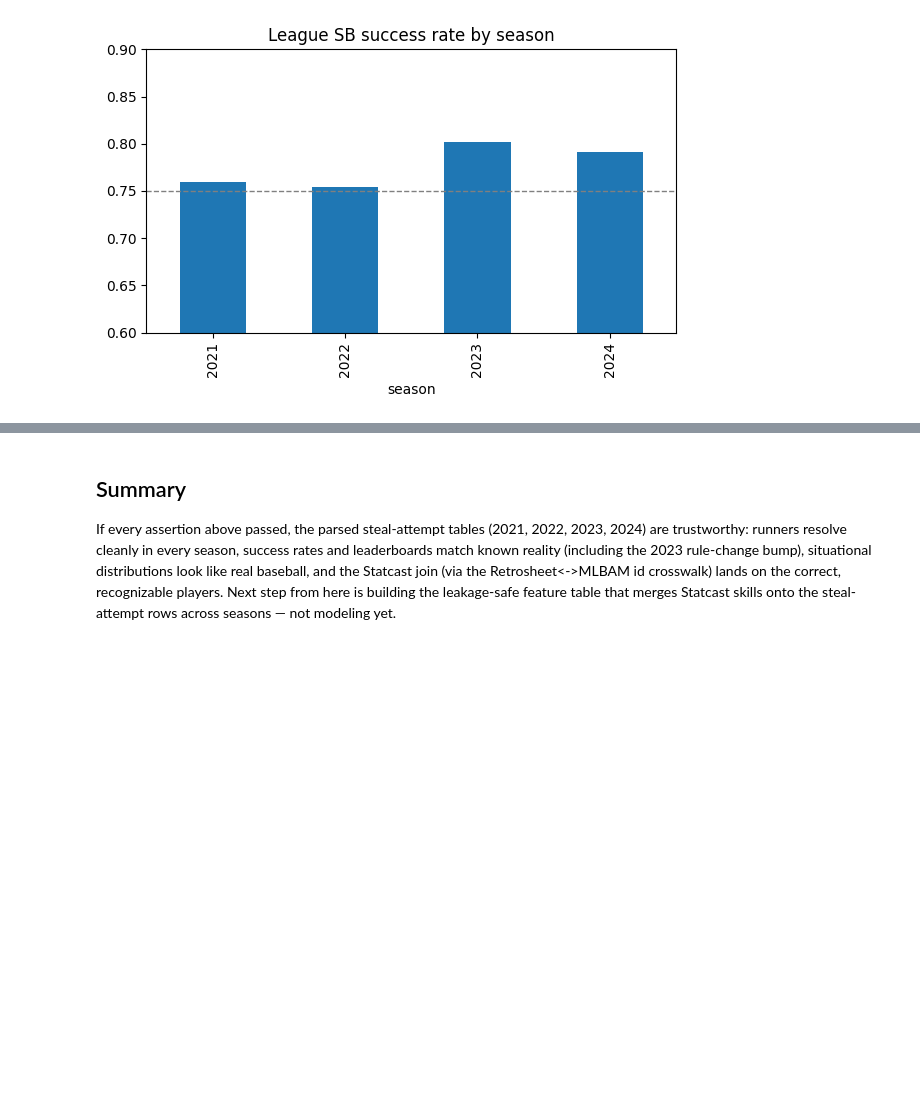
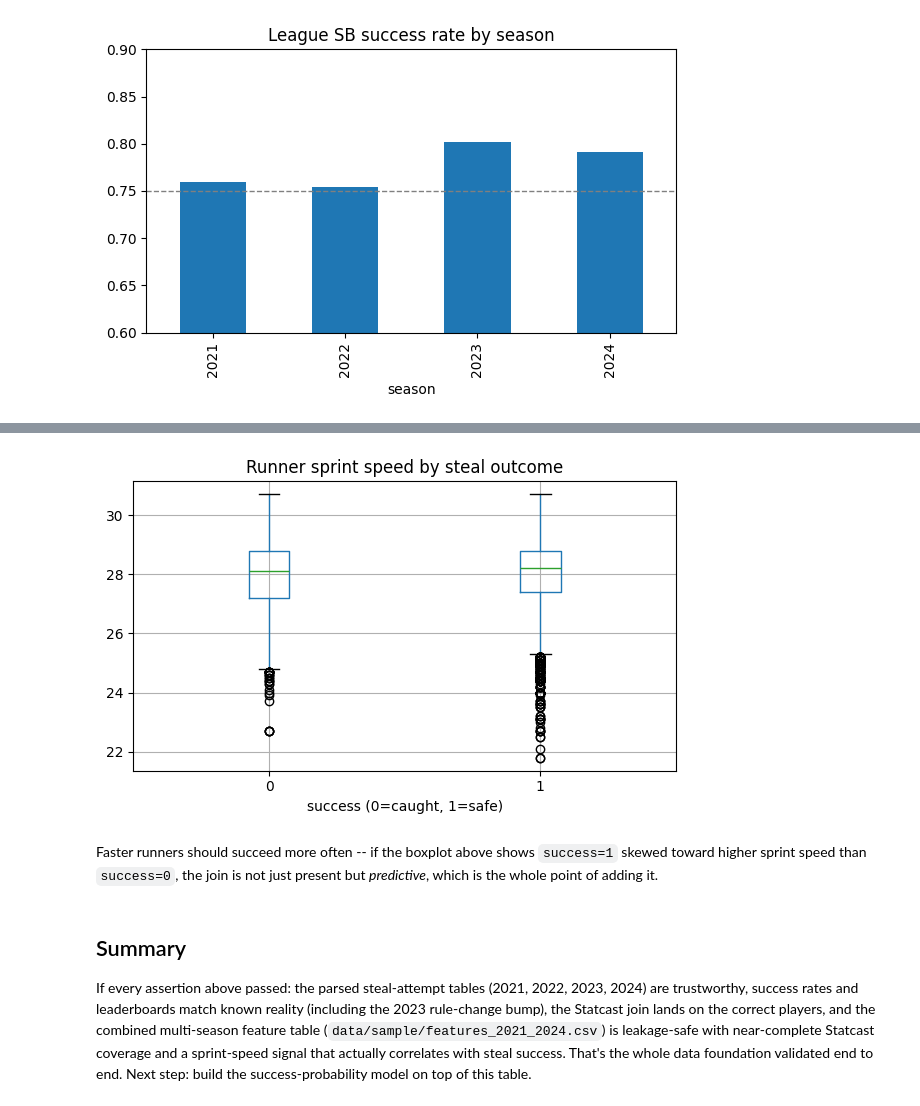
Before and after one commit to ethanhershman/base-steal-model, a Jupyter notebook: notebooks/eda.ipynb, the cells around one changed output, grey strips where cells are left out. Cells and saved outputs as stored; diff of their text form; code cells hidden in the pictures; blank space fills up the shorter version.

```diff
--- a/notebooks/eda.ipynb
+++ b/notebooks/eda.ipynb
@@ -381,0 +392,4 @@ plt.show()
+# %%
+features = pd.read_csv("../data/sample/features_2021_2024.csv")
+print(f"rows: {len(features)}   seasons: {sorted(features['season'].unique())}")
+features.head()
@@ -382,11 +454,26 @@ plt.show()
+# %%
+fig, ax = plt.subplots(figsize=(6, 4))
+features.boxplot(column="runner_sprint_speed", by="success", ax=ax)
+ax.set_title("Runner sprint speed by steal outcome")
+ax.set_xlabel("success (0=caught, 1=safe)")
+plt.suptitle("")
+plt.tight_layout()
+plt.show()
+# %% [output]
+[figure, added]
+# %% [markdown]
+Faster runners should succeed more often -- if the boxplot above shows
+`success=1` skewed toward higher sprint speed than `success=0`, the join
+is not just present but *predictive*, which is the whole point of adding
+it.
 # %% [markdown]
 ## Summary
 
-If every assertion above passed, the parsed steal-attempt tables (2021,
-2022, 2023, 2024) are trustworthy: runners resolve cleanly in every
-season, success rates and leaderboards match known reality (including the
-2023 rule-change bump), situational distributions look like real
-baseball, and the Statcast join (via the Retrosheet<->MLBAM id crosswalk)
-lands on the correct, recognizable players. Next step from here is
-building the leakage-safe feature table that merges Statcast skills onto
-the steal-attempt rows across seasons — not modeling yet.
+If every assertion above passed: the parsed steal-attempt tables (2021,
+2022, 2023, 2024) are trustworthy, success rates and leaderboards match
+known reality (including the 2023 rule-change bump), the Statcast join
+lands on the correct players, and the combined multi-season feature table
+(`data/sample/features_2021_2024.csv`) is leakage-safe with near-complete
+Statcast coverage and a sprint-speed signal that actually correlates with
+steal success. That's the whole data foundation validated end to end.
+Next step: build the success-probability model on top of this table.
```
Also changed, not shown: parts of 4 cells of this notebook, 3 other files.
